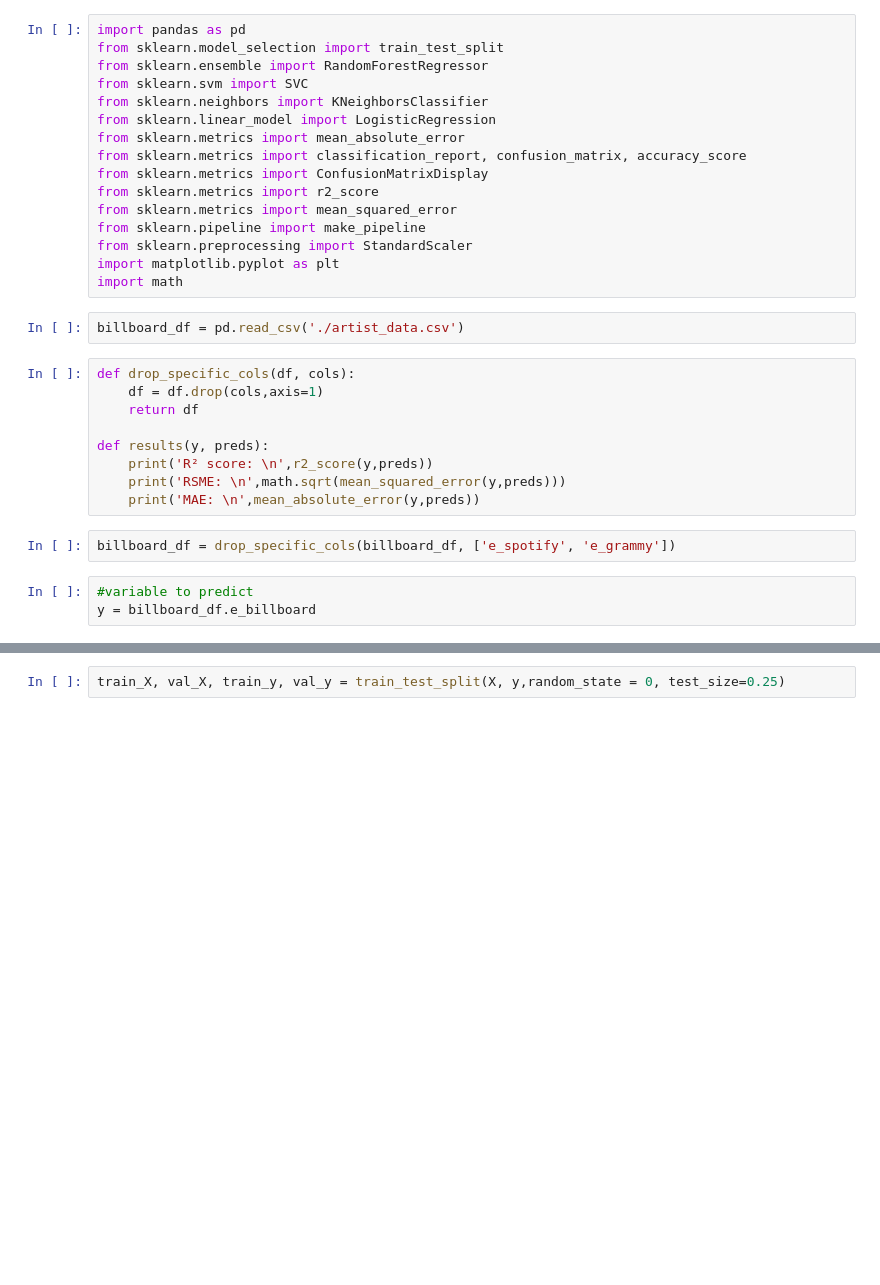
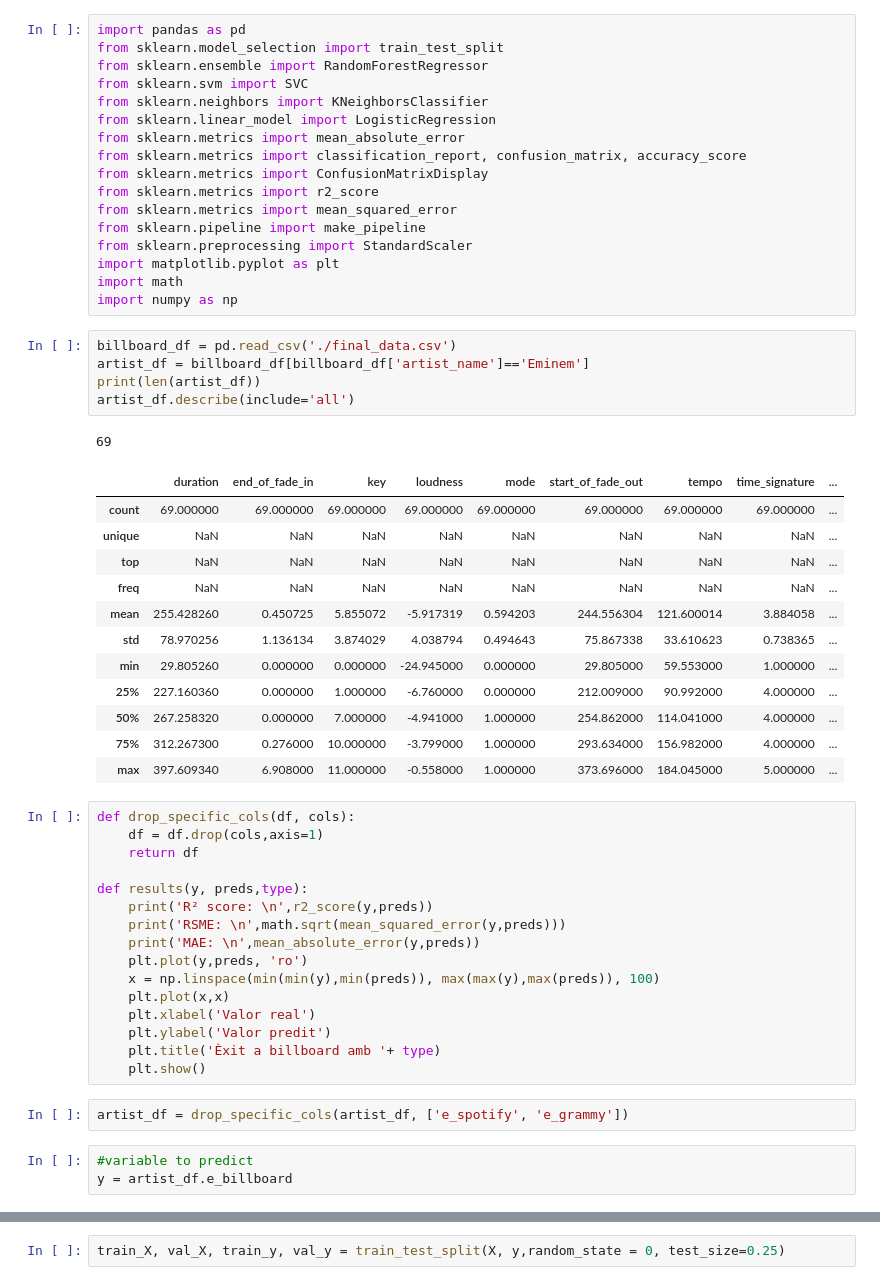
Before and after one commit to pbaldisa/musical-analysis, a Jupyter notebook: regresion_model_billboard.ipynb, the cells around one changed output, grey strips where cells are left out. Drawn from its saved outputs; the diff is of its cells as text; blank space fills up the shorter version.

```diff
--- a/regresion_model_billboard.ipynb
+++ b/regresion_model_billboard.ipynb
@@ -14,22 +14,47 @@ from sklearn.pipeline import make_pipeline
 from sklearn.preprocessing import StandardScaler
 import matplotlib.pyplot as plt
 import math
+import numpy as np
-# %%
-billboard_df = pd.read_csv('./artist_data.csv')
+# %%
+billboard_df = pd.read_csv('./final_data.csv')
+artist_df = billboard_df[billboard_df['artist_name']=='Eminem']
+print(len(artist_df))
+artist_df.describe(include='all')
+# %% [output]
+69
+|  | duration | end_of_fade_in | key | loudness | mode | start_of_fade_out | tempo | time_signature | ... |
+| count | 69.000000 | 69.000000 | 69.000000 | 69.000000 | 69.000000 | 69.000000 | 69.000000 | 69.000000 | ... |
+| unique | NaN | NaN | NaN | NaN | NaN | NaN | NaN | NaN | ... |
+| top | NaN | NaN | NaN | NaN | NaN | NaN | NaN | NaN | ... |
+| freq | NaN | NaN | NaN | NaN | NaN | NaN | NaN | NaN | ... |
+| mean | 255.428260 | 0.450725 | 5.855072 | -5.917319 | 0.594203 | 244.556304 | 121.600014 | 3.884058 | ... |
+| std | 78.970256 | 1.136134 | 3.874029 | 4.038794 | 0.494643 | 75.867338 | 33.610623 | 0.738365 | ... |
+| min | 29.805260 | 0.000000 | 0.000000 | -24.945000 | 0.000000 | 29.805000 | 59.553000 | 1.000000 | ... |
+| 25% | 227.160360 | 0.000000 | 1.000000 | -6.760000 | 0.000000 | 212.009000 | 90.992000 | 4.000000 | ... |
+| 50% | 267.258320 | 0.000000 | 7.000000 | -4.941000 | 1.000000 | 254.862000 | 114.041000 | 4.000000 | ... |
+| 75% | 312.267300 | 0.276000 | 10.000000 | -3.799000 | 1.000000 | 293.634000 | 156.982000 | 4.000000 | ... |
+| max | 397.609340 | 6.908000 | 11.000000 | -0.558000 | 1.000000 | 373.696000 | 184.045000 | 5.000000 | ... |
 # %%
 def drop_specific_cols(df, cols):
     df = df.drop(cols,axis=1)
     return df
 
-def results(y, preds):
+def results(y, preds,type):
     print('R² score: \n',r2_score(y,preds))
     print('RSME: \n',math.sqrt(mean_squared_error(y,preds)))
     print('MAE: \n',mean_absolute_error(y,preds))
+    plt.plot(y,preds, 'ro')
+    x = np.linspace(min(min(y),min(preds)), max(max(y),max(preds)), 100)
+    plt.plot(x,x)
+    plt.xlabel('Valor real')
+    plt.ylabel('Valor predit')
+    plt.title('Èxit a billboard amb '+ type)
+    plt.show()
 # %%
-billboard_df = drop_specific_cols(billboard_df, ['e_spotify', 'e_grammy'])
+artist_df = drop_specific_cols(artist_df, ['e_spotify', 'e_grammy'])
 # %%
 #variable to predict
-y = billboard_df.e_billboard
+y = artist_df.e_billboard
 # %%
 #features
 #we do not consider 'key' based on boxplot observation (title and artist name are not physical variables)
```
Also changed, not shown: parts of 6 cells of this notebook, 1 other file.
